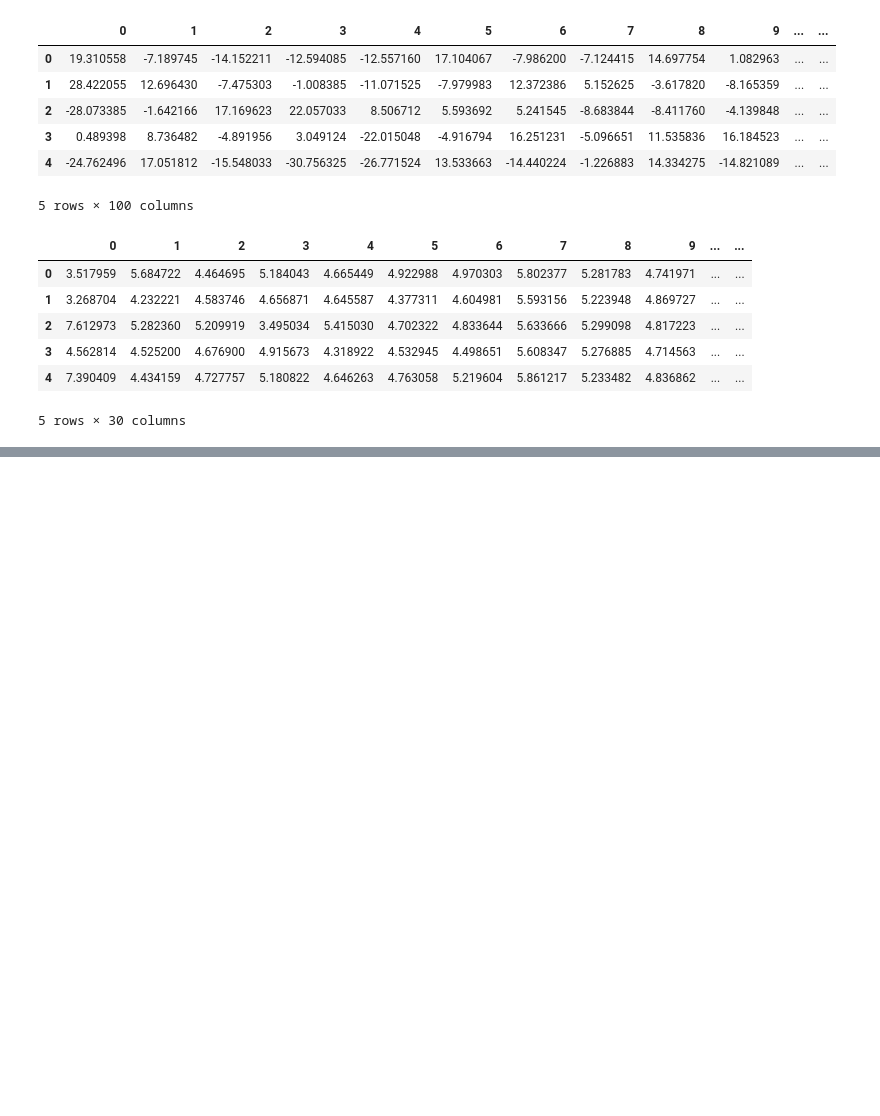
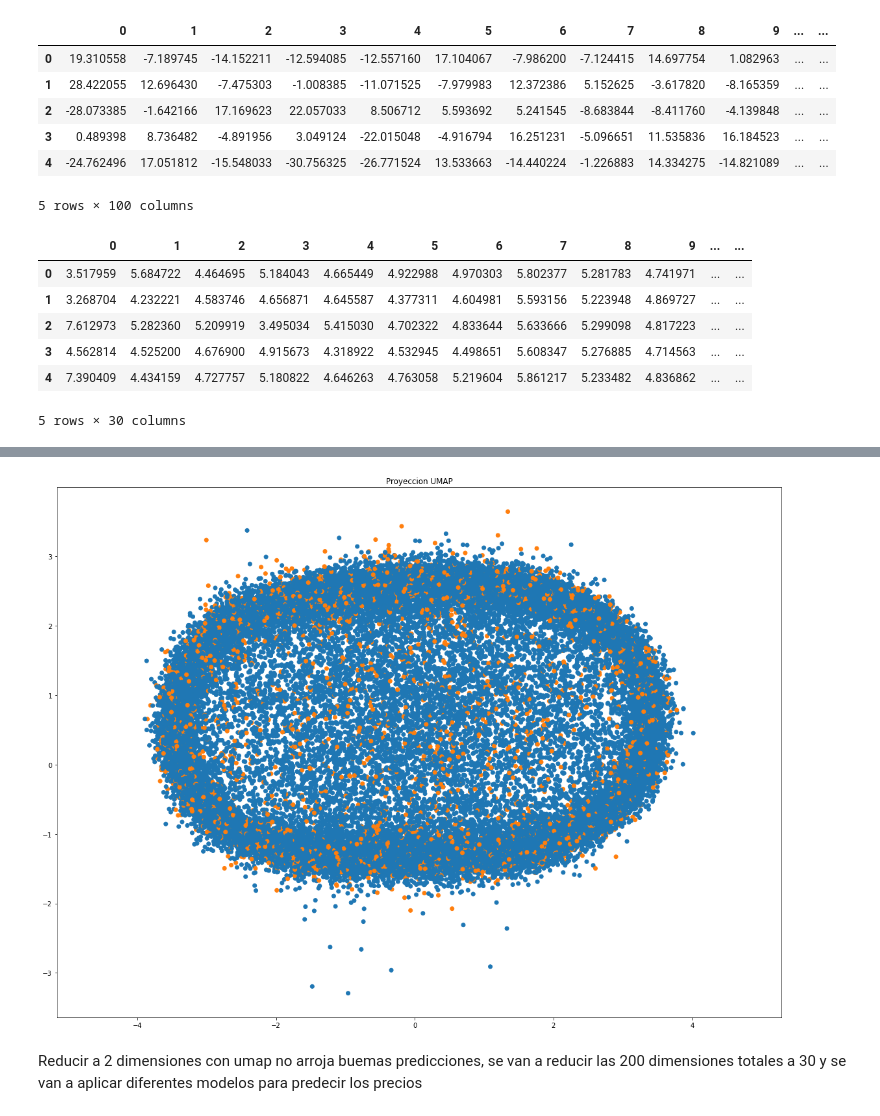
Before and after one commit to rodrigogalan/Proyecto_final, a Jupyter notebook: 2-Reduccion.ipynb, the cells around one changed output, grey strips where cells are left out. Saved outputs shown, nothing was run; the diff lists cells and outputs as text; code cells hidden in the pictures; blank space fills up the shorter version.

```diff
--- a/2-Reduccion.ipynb
+++ b/2-Reduccion.ipynb
@@ -152,0 +156,3 @@ test_umap.to_csv('./data/test_umap.csv', index = False)
+# %%
+train = pd.read_csv('./data/train.csv')
+train.head()
@@ -152,0 +201,15 @@ test_umap.to_csv('./data/test_umap.csv', index = False)
+# %%
+test_umap = umap.UMAP(n_components=2, metric='cosine').fit(X=X_train,y=y_train).transform(X=X_test)
+test_umap = pd.DataFrame(test_umap)
+test_umap['target']=pd.DataFrame(y_test.reset_index(drop=True))['target']
+# %%
+plt.figure(figsize=(20, 15))
+
+plt.scatter(x=test_umap[0], y = test_umap[1], c=[sns.color_palette()[x] for x in test_umap.target])
+
+plt.gca().set_aspect('equal', 'datalim')
+plt.title('Proyeccion UMAP');
+# %% [output]
+[figure, added]
+# %% [markdown]
+Reducir a 2 dimensiones con umap no arroja buemas predicciones, se van a reducir las 200 dimensiones totales a 30 y se van a aplicar diferentes modelos para predecir los precios
```
Also changed, not shown: parts of 14 cells of this notebook, 2 other files.
